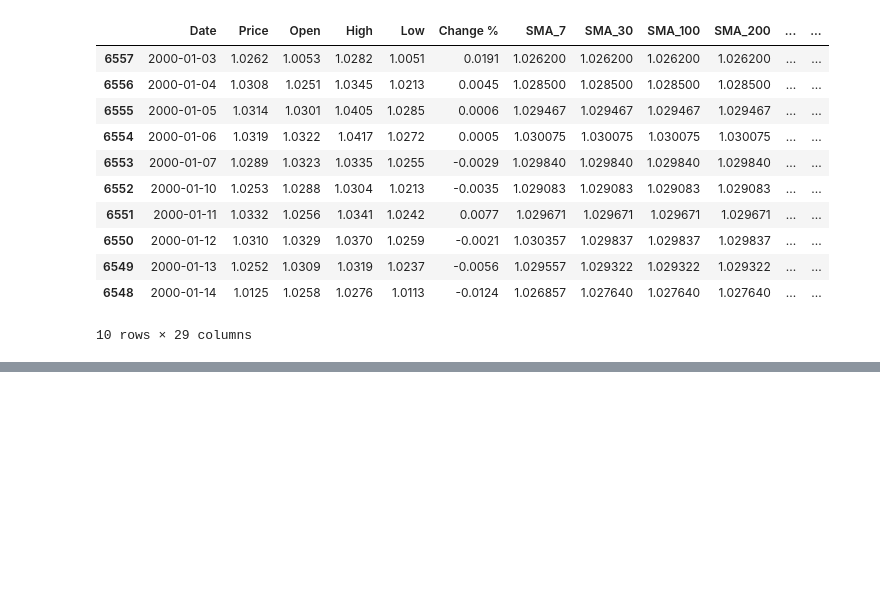
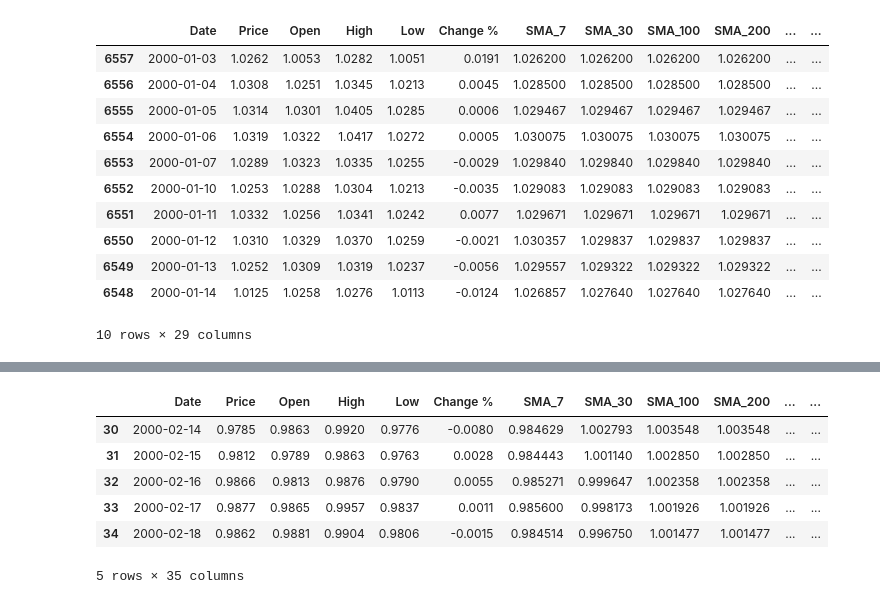
Before and after one commit to Saifansari-ai/eurousd_price_predictor, a Jupyter notebook: data_analysis.ipynb, the cells around one changed output, grey strips where cells are left out. Cells and saved outputs as stored; diff of their text form; code cells hidden in the pictures; blank space fills up the shorter version.

```diff
--- a/data_analysis.ipynb
+++ b/data_analysis.ipynb
@@ -447,0 +470,25 @@ df.head(10)
+# %%
+# Calculate 20-day Simple Moving Average (SMA)
+df['SMA_20'] = df['Price'].rolling(window=20).mean()
+
+# Calculate Standard Deviation
+df['STD_20'] = df['Price'].rolling(window=20).std()
+
+# Calculate Upper and Lower Bollinger Bands
+df['Upper_Band'] = df['SMA_20'] + (2 * df['STD_20'])
+df['Lower_Band'] = df['SMA_20'] - (2 * df['STD_20'])
+
+# Drop NaN values (first 20 rows will be NaN due to rolling window)
+df = df.dropna()
+
+# Save the updated dataset
+df.to_csv("EUR_USD_price_2000_2025.csv", index=False)
+df.head()
+# %% [output]
+|  | Date | Price | Open | High | Low | Change % | SMA_7 | SMA_30 | SMA_100 | SMA_200 | ... | ... |
+| 30 | 2000-02-14 | 0.9785 | 0.9863 | 0.9920 | 0.9776 | -0.0080 | 0.984629 | 1.002793 | 1.003548 | 1.003548 | ... | ... |
+| 31 | 2000-02-15 | 0.9812 | 0.9789 | 0.9863 | 0.9763 | 0.0028 | 0.984443 | 1.001140 | 1.002850 | 1.002850 | ... | ... |
+| 32 | 2000-02-16 | 0.9866 | 0.9813 | 0.9876 | 0.9790 | 0.0055 | 0.985271 | 0.999647 | 1.002358 | 1.002358 | ... | ... |
+| 33 | 2000-02-17 | 0.9877 | 0.9865 | 0.9957 | 0.9837 | 0.0011 | 0.985600 | 0.998173 | 1.001926 | 1.001926 | ... | ... |
+| 34 | 2000-02-18 | 0.9862 | 0.9881 | 0.9904 | 0.9806 | -0.0015 | 0.984514 | 0.996750 | 1.001477 | 1.001477 | ... | ... |
+5 rows × 35 columns
```
Also changed, not shown: parts of 8 cells of this notebook.
